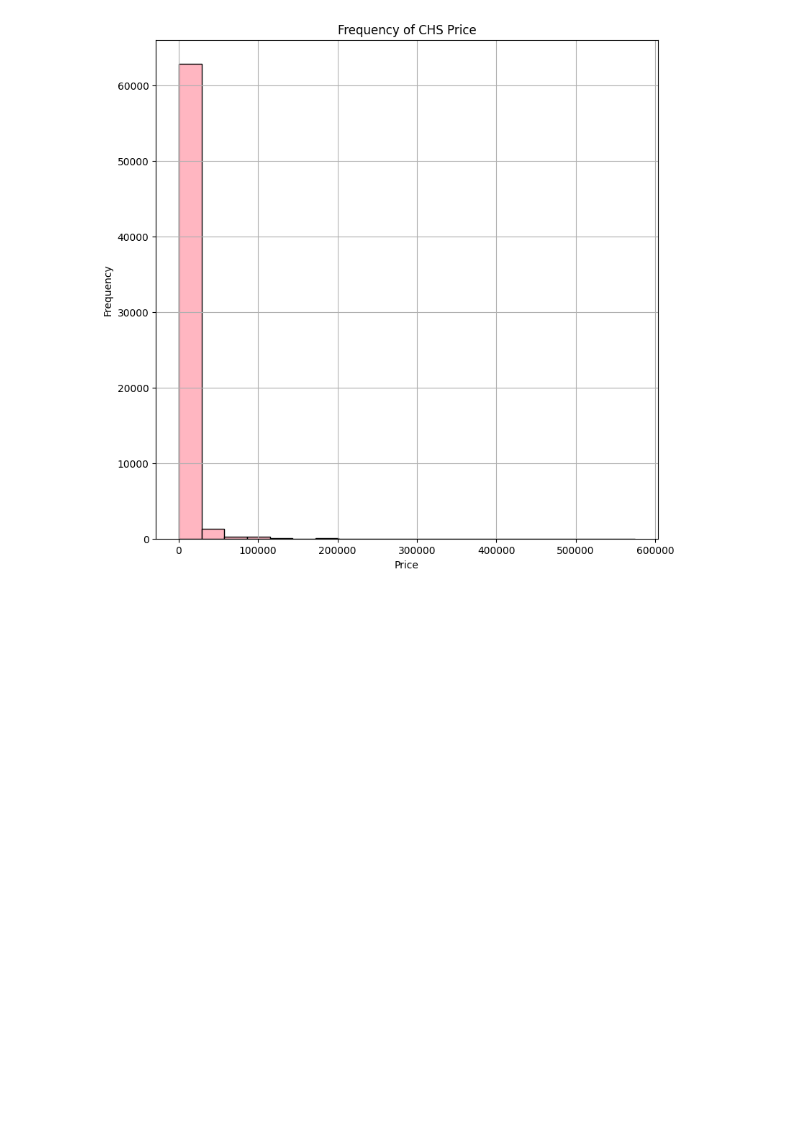
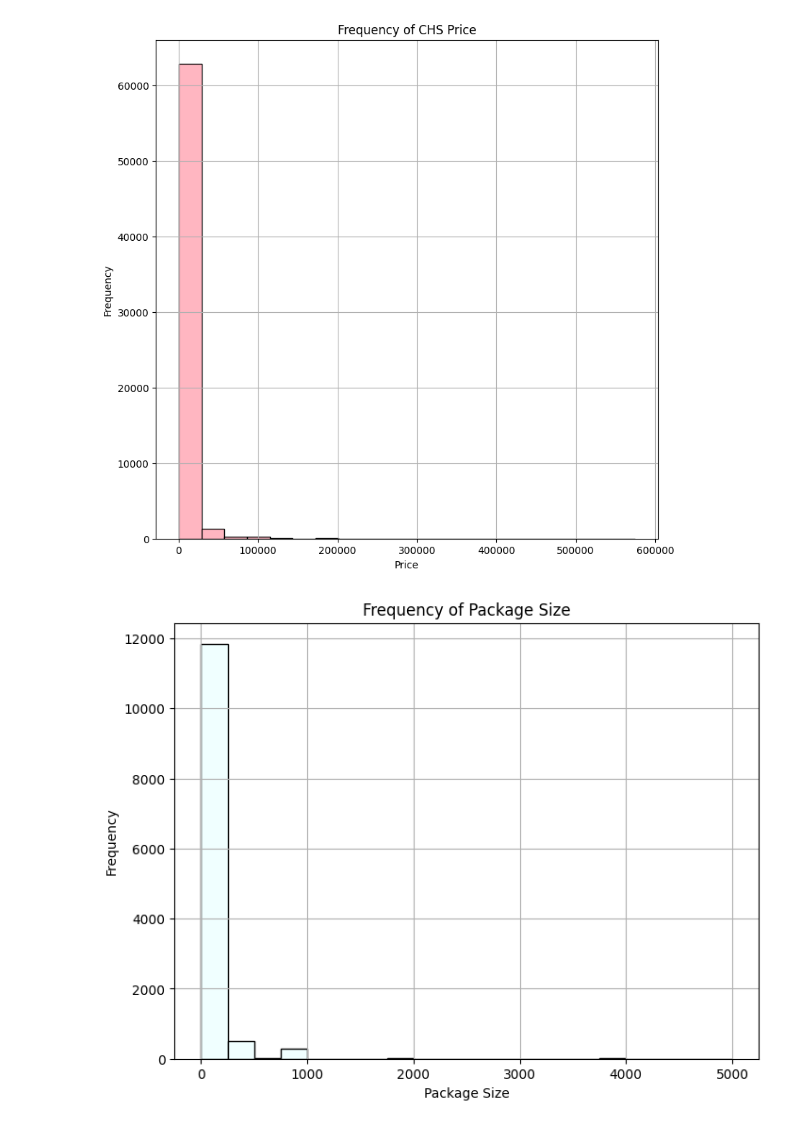
Before and after one commit to jesschannn/sqlite_database_operations, a Jupyter notebook: sqlite_database_operations.ipynb, the cells around one changed output. Drawn from its saved outputs; the diff is of its cells as text; code cells hidden in the pictures; blank space fills up the shorter version.

```diff
--- a/sqlite_database_operations.ipynb
+++ b/sqlite_database_operations.ipynb
@@ -405,3 +406,13 @@ plt.grid(True)
 plt.show()
 # %% [output]
 [figure]
+# %%
+plt.figure(figsize=(8, 6))
+plt.hist(chs['packagesize'], bins=20, color= 'azure', edgecolor='black')
+plt.title('Frequency of Package Size')
+plt.xlabel('Package Size')
+plt.ylabel('Frequency')
+plt.grid(True)
+plt.show()
+# %% [output]
+[figure, added]
```
Also changed, not shown: parts of 3 cells of this notebook.
